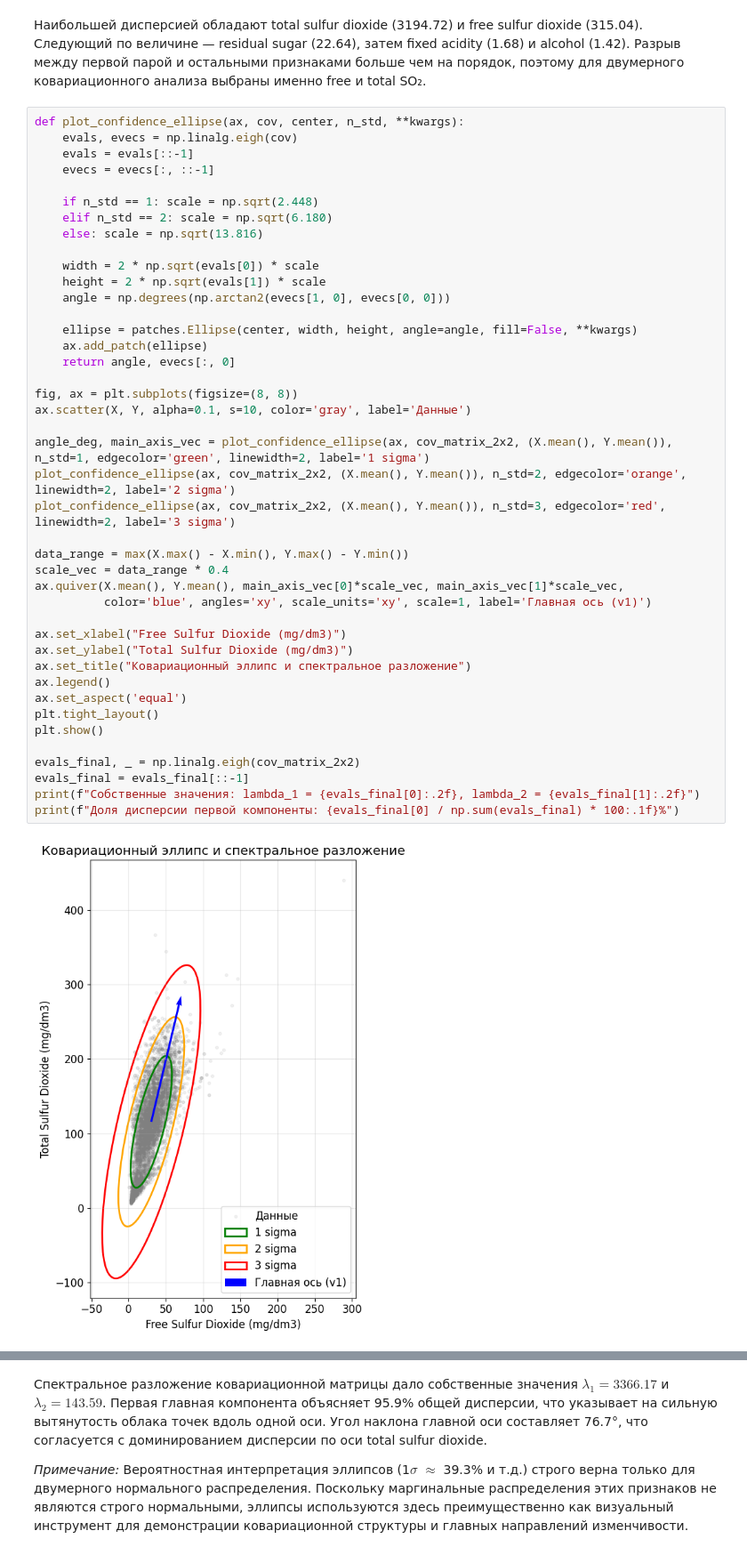
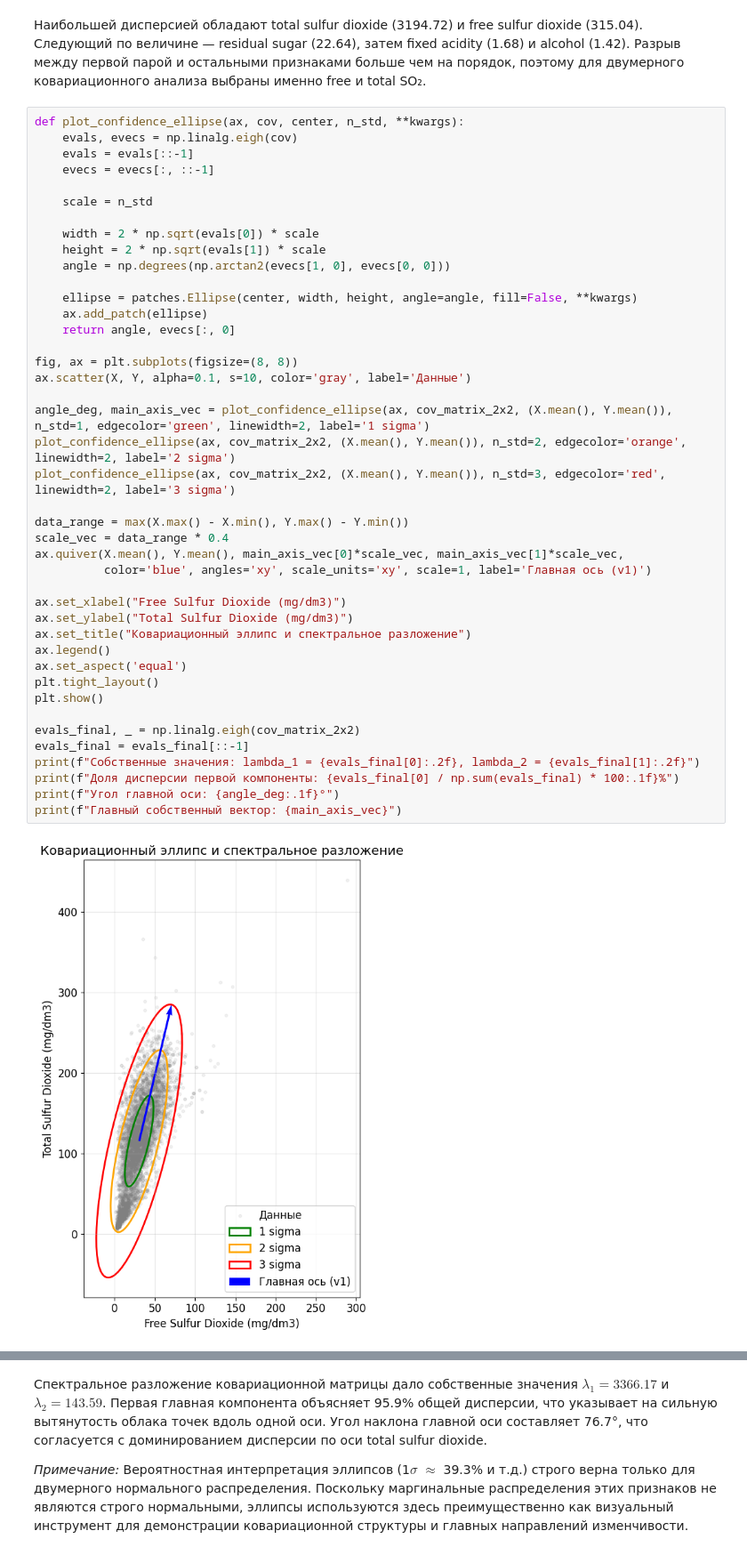
Before and after one commit to fireflys07/Wine-statistics-ICH-CTiD, a Jupyter notebook: notebooks/sprint1/03_volatile_acidity.ipynb, the cells around one changed output, grey strips where cells are left out. Shown at 89% size. Saved outputs shown, nothing was run; the diff lists cells and outputs as text.

```diff
--- a/notebooks/sprint1/03_volatile_acidity.ipynb
+++ b/notebooks/sprint1/03_volatile_acidity.ipynb
@@ -326,9 +343,7 @@ def plot_confidence_ellipse(ax, cov, center, n_std, **kwargs):
     evals = evals[::-1]
     evecs = evecs[:, ::-1]
 
-    if n_std == 1: scale = np.sqrt(2.448)
-    elif n_std == 2: scale = np.sqrt(6.180)
-    else: scale = np.sqrt(13.816)
+    scale = n_std
 
     width = 2 * np.sqrt(evals[0]) * scale
     height = 2 * np.sqrt(evals[1]) * scale
@@ -336,33 +351,35 @@ def plot_confidence_ellipse(ax, cov, center, n_std, **kwargs):
 
     ellipse = patches.Ellipse(center, width, height, angle=angle, fill=False, **kwargs)
     ax.add_patch(ellipse)
     return angle, evecs[:, 0]
 
 fig, ax = plt.subplots(figsize=(8, 8))
 ax.scatter(X, Y, alpha=0.1, s=10, color='gray', label='Данные')
 
 angle_deg, main_axis_vec = plot_confidence_ellipse(ax, cov_matrix_2x2, (X.mean(), Y.mean()), n_std=1, edgecolor='green', linewidth=2, label='1 sigma')
 plot_confidence_ellipse(ax, cov_matrix_2x2, (X.mean(), Y.mean()), n_std=2, edgecolor='orange', linewidth=2, label='2 sigma')
 plot_confidence_ellipse(ax, cov_matrix_2x2, (X.mean(), Y.mean()), n_std=3, edgecolor='red', linewidth=2, label='3 sigma')
 
 data_range = max(X.max() - X.min(), Y.max() - Y.min())
 scale_vec = data_range * 0.4
 ax.quiver(X.mean(), Y.mean(), main_axis_vec[0]*scale_vec, main_axis_vec[1]*scale_vec,
           color='blue', angles='xy', scale_units='xy', scale=1, label='Главная ось (v1)')
 
 ax.set_xlabel("Free Sulfur Dioxide (mg/dm3)")
 ax.set_ylabel("Total Sulfur Dioxide (mg/dm3)")
 ax.set_title("Ковариационный эллипс и спектральное разложение")
 ax.legend()
 ax.set_aspect('equal')
 plt.tight_layout()
 plt.show()
 
 evals_final, _ = np.linalg.eigh(cov_matrix_2x2)
 evals_final = evals_final[::-1]
 print(f"Собственные значения: lambda_1 = {evals_final[0]:.2f}, lambda_2 = {evals_final[1]:.2f}")
 print(f"Доля дисперсии первой компоненты: {evals_final[0] / np.sum(evals_final) * 100:.1f}%")
+print(f"Угол главной оси: {angle_deg:.1f}°")
+print(f"Главный собственный вектор: {main_axis_vec}")
 # %% [output]
-[figure, old version]
+[figure, new version]
 Собственные значения: lambda_1 = 3366.17, lambda_2 = 143.59
 Доля дисперсии первой компоненты: 95.9%
```
Also changed, not shown: parts of 6 cells of this notebook.
